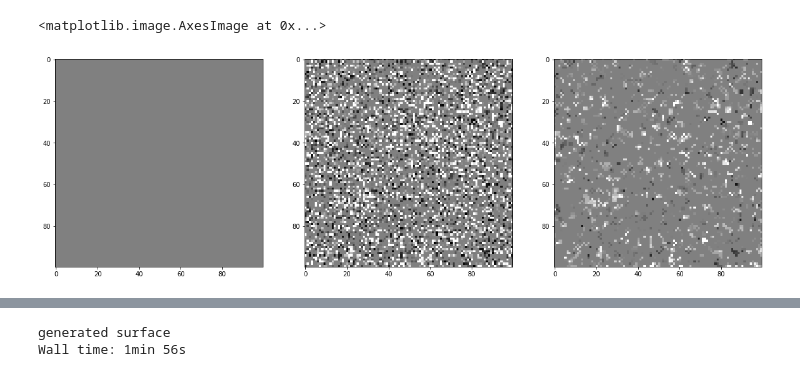
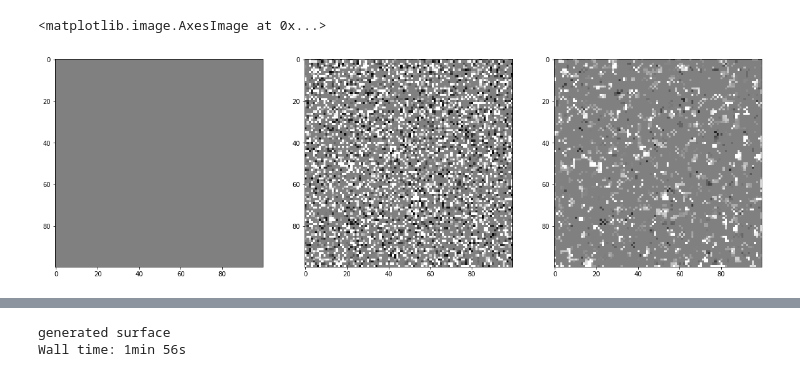
Before and after one commit to CNERG/cycsat, a Jupyter notebook: surface testing.ipynb, the cells around one changed output, grey strips where cells are left out. Cells and saved outputs as stored; diff of their text form; code cells hidden in the pictures.

```diff
--- a/surface testing.ipynb
+++ b/surface testing.ipynb
@@ -10,16 +11,16 @@ from matplotlib import pyplot as plt
 # %%
 fig, axes = plt.subplots(1,3,figsize=(20,20))
 
 surface = np.zeros((100,100)).astype('uint8') + 50
 axes[0].imshow(surface, cmap='gray',vmin=0,vmax=100)
 
 mask = np.random.randint(0,2,size=surface.shape).astype(np.bool)
-rand = np.random.normal(50,40,size=surface.shape)
+rand = np.random.normal(50,50,size=surface.shape)
 surface[mask] = rand[mask]
 axes[1].imshow(surface, cmap='gray',vmin=0,vmax=100)
 
 med = median(surface, disk(1))
 axes[2].imshow(med, cmap='gray',vmin=0,vmax=100)
 # %% [output]
 <matplotlib.image.AxesImage at 0x...>
-[figure, old version]
+[figure, new version]
```
Also changed, not shown: parts of 2 cells of this notebook.
